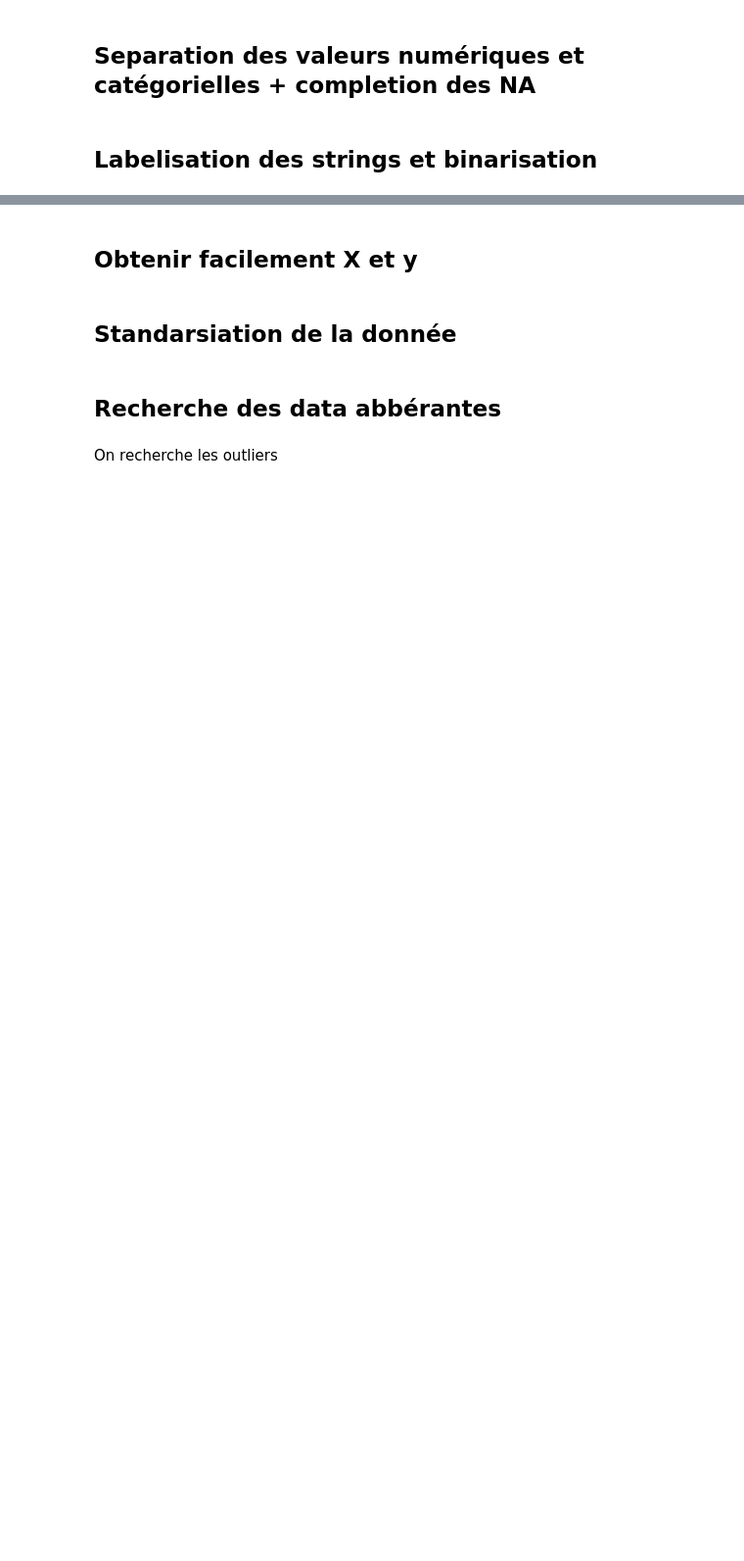
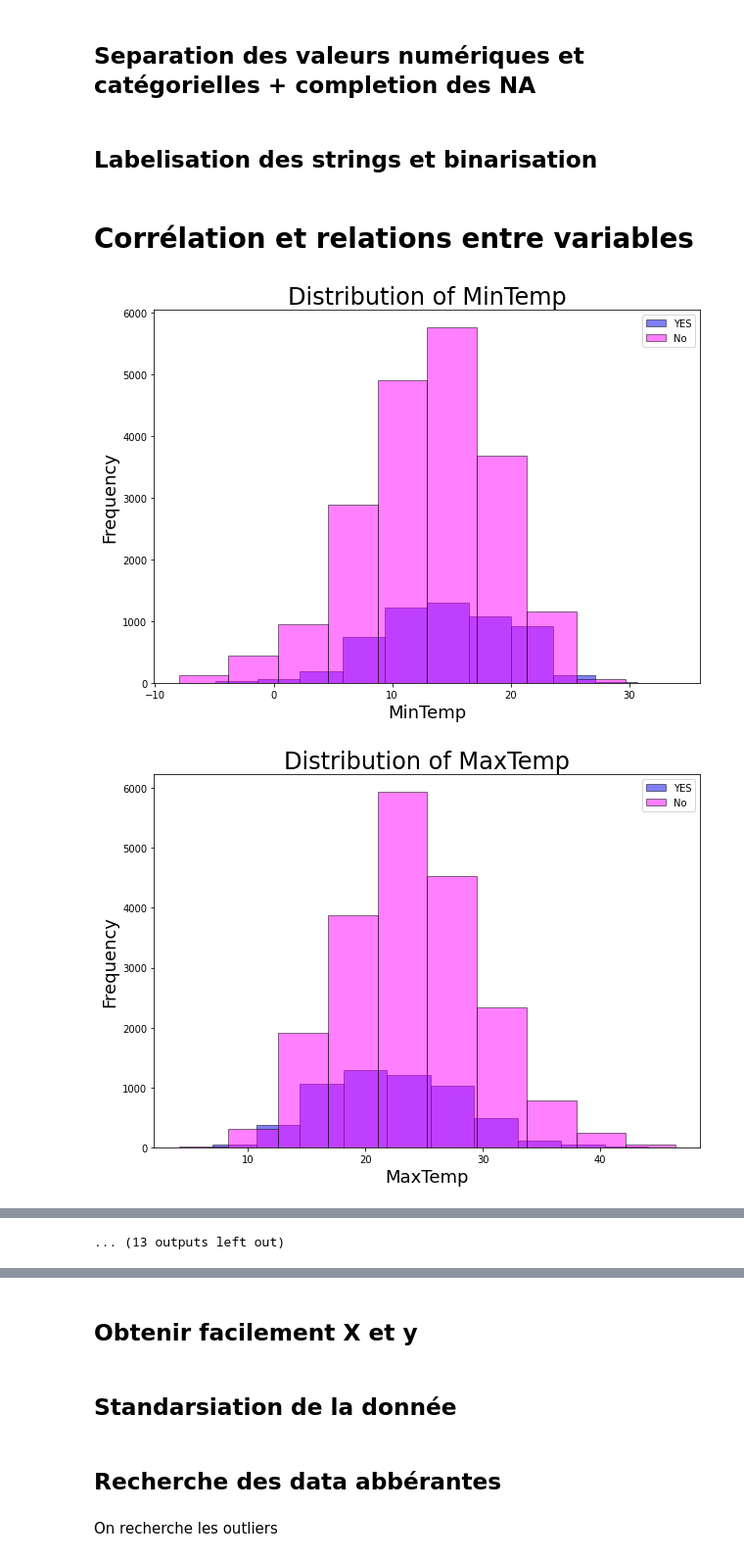
Before and after one commit to mousDZ/DevOps-Guide, a Jupyter notebook: projectRains_v2.ipynb, the cells around one changed output, grey strips where cells are left out. Shown at 98% size. Cells and saved outputs as stored; diff of their text form; code cells hidden in the pictures; blank space fills up the shorter version.

```diff
--- a/projectRains_v2.ipynb
+++ b/projectRains_v2.ipynb
@@ -163,3 +163,18 @@ encoders = {c: LabelEncoder().fit(df[c]) for c in cat_columns}
 
 # on transforme toutes les variables catégroielles en numérique
 df[cat_columns] = df.select_dtypes(exclude=np.number).apply(LabelEncoder().fit_transform)
+# %% [markdown]
+# Corrélation et relations entre variables
+# %%
+fig = plt.figure(figsize=(8,6))
+for  column in df.columns:
+  df[df['RainTomorrow'] == 1][column].plot(kind='hist', color='blue', edgecolor='black', alpha=0.5, figsize=(10, 7))
+  df[df['RainTomorrow'] == 0][column].plot(kind='hist', color='magenta', edgecolor='black', alpha=0.5, figsize=(10, 7))
+  plt.legend(labels=['YES', 'No'])
+  plt.title(f'Distribution of {column}', size=24)
+  plt.xlabel(f'{column}', size=18)
+  plt.ylabel('Frequency', size=18);
+  plt.show()
+# %% [output]
+[figure, added]
+[figure, added]
@@ -165,0 +191 @@ df[cat_columns] = df.select_dtypes(exclude=np.number).apply(LabelEncoder().fit_t
+... (13 outputs left out)
```
Also changed, not shown: parts of 8 cells of this notebook.
